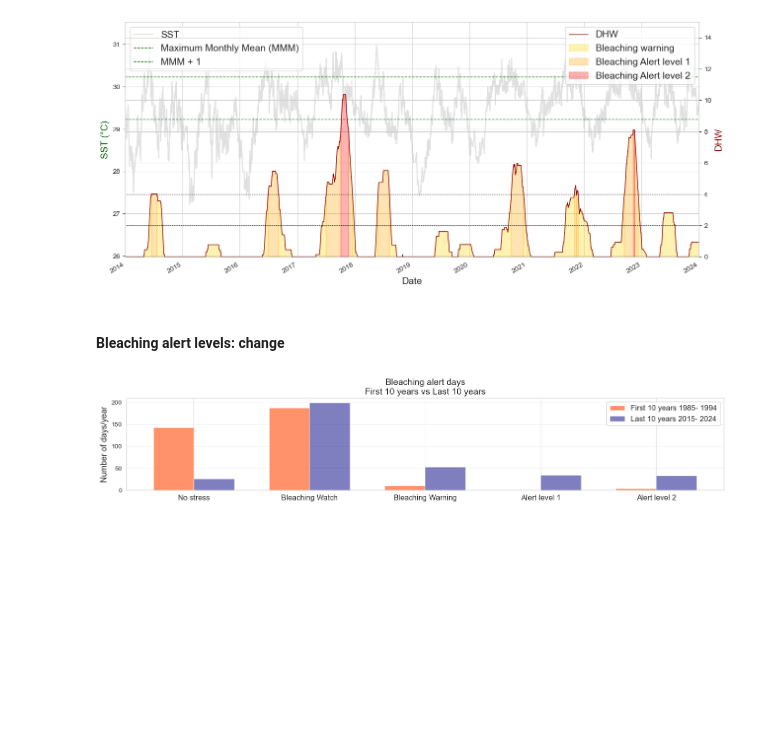
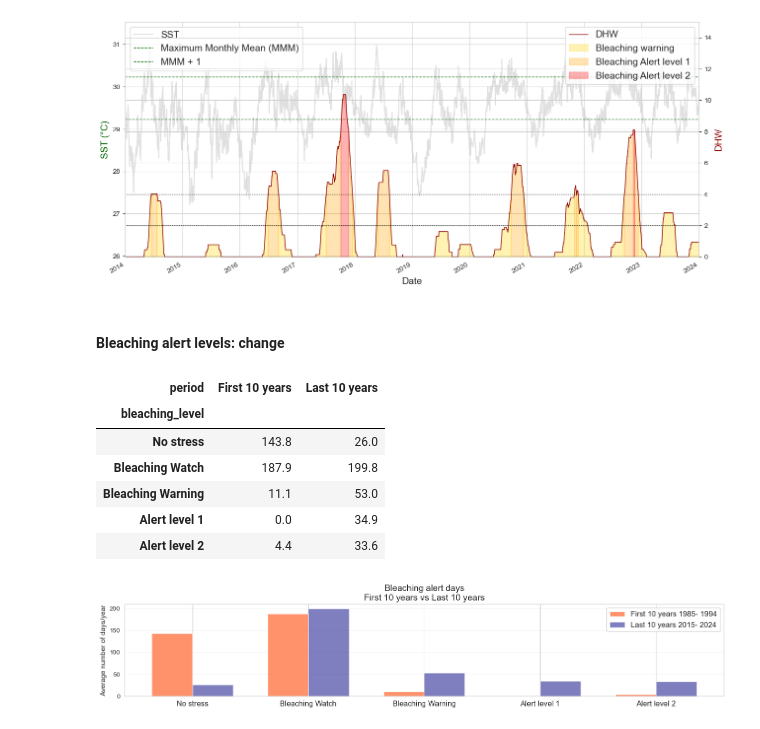
Before and after one commit to lauracagigal/CC_indicators, a Jupyter notebook: notebooks_historical/ocean/2_temperature/b_DHW.ipynb, the cells around one changed output. Cells and saved outputs as stored; diff of their text form; code cells hidden in the pictures; blank space fills up the shorter version.

```diff
--- a/notebooks_historical/ocean/2_temperature/b_DHW.ipynb
+++ b/notebooks_historical/ocean/2_temperature/b_DHW.ipynb
@@ -116,6 +116,16 @@ ax2.set_xlim("2014", "2024")
 #### Bleaching alert levels: change
 # %%
 df, days_pivot = process_bleaching_levels(data_crw)
+# %%
+days_pivot/10
+# %% [output]
+| period | First 10 years | Last 10 years |
+| bleaching_level |  |  |
+| No stress | 143.8 | 26.0 |
+| Bleaching Watch | 187.9 | 199.8 |
+| Bleaching Warning | 11.1 | 53.0 |
+| Alert level 1 | 0.0 | 34.9 |
+| Alert level 2 | 4.4 | 33.6 |
 # %%
 fig = plot_dhw_bleaching_levels(df, days_pivot)
 # %% [output]
```
Also changed, not shown: parts of 1 cell of this notebook, 18 other files.
